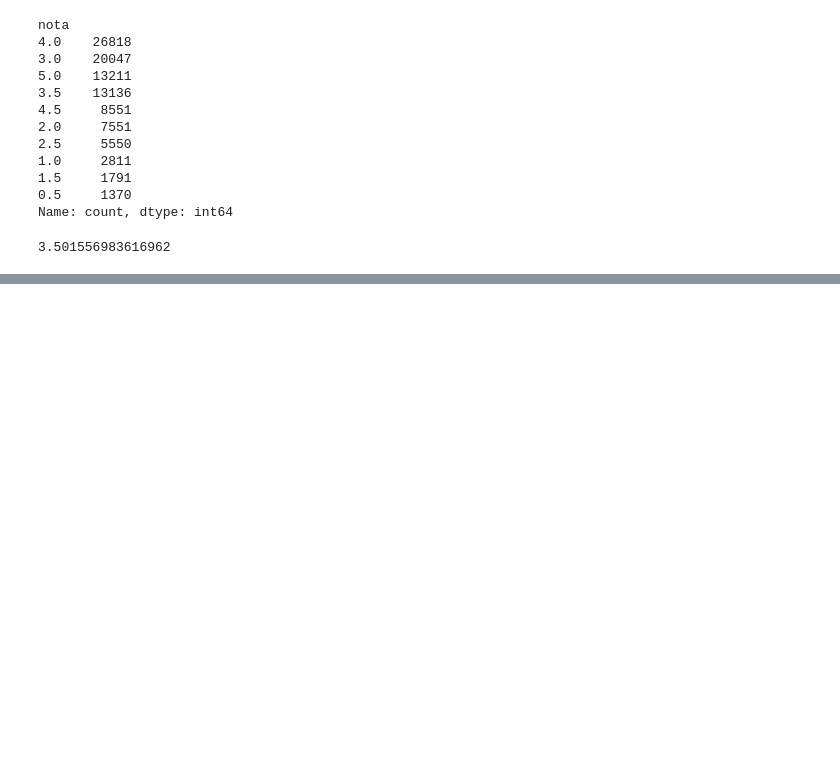
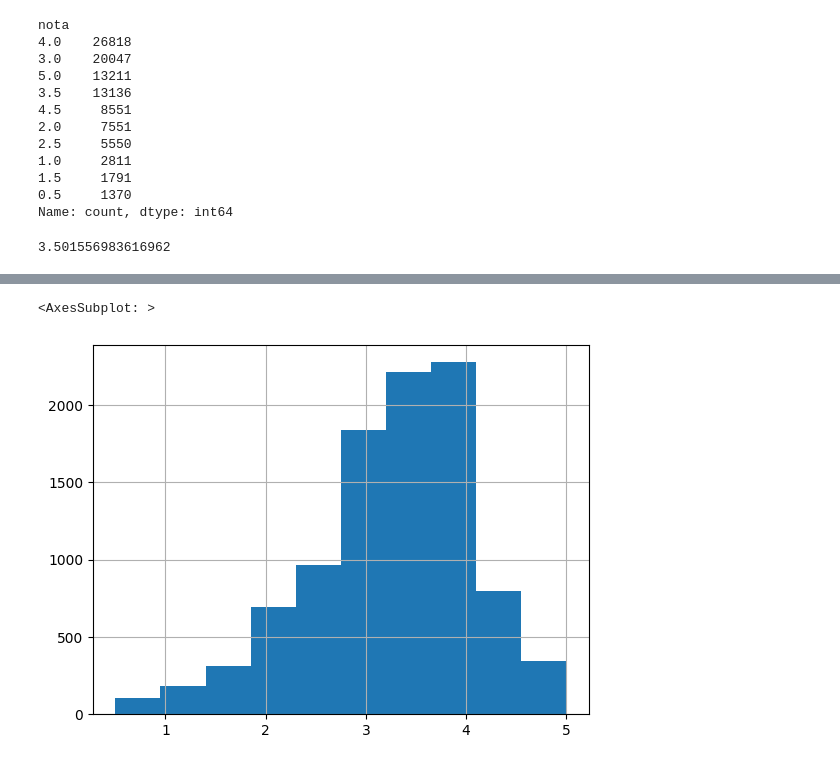
Before and after one commit to Jarthorius/introducao-a-data-science, a Jupyter notebook: Introdução_a_Data_Science.ipynb, the cells around one changed output, grey strips where cells are left out. Drawn from its saved outputs; the diff is of its cells as text; code cells hidden in the pictures; blank space fills up the shorter version.

```diff
--- a/Introdução_a_Data_Science.ipynb
+++ b/Introdução_a_Data_Science.ipynb
@@ -64,0 +124,10 @@ notas['nota'].mean()
+# %%
+# verificar qual a nota média de todos os filmes
+
+## Fazer primeiro para um filme
+filtro = notas.filmeId == 1
+notas[filtro].nota.mean()
+
+## Criar iteração para todos os filmes
+medias_por_filme = notas.groupby("filmeId").mean().nota
+medias_por_filme
@@ -64,0 +148,5 @@ notas['nota'].mean()
+# %%
+medias_por_filme.hist()
+# %% [output]
+<AxesSubplot: >
+[figure, added]
```
Also changed, not shown: parts of 66 cells of this notebook.
